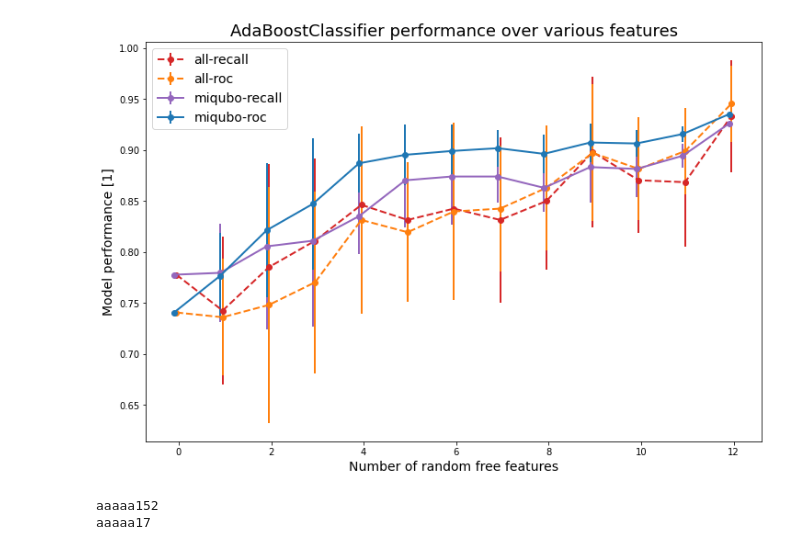
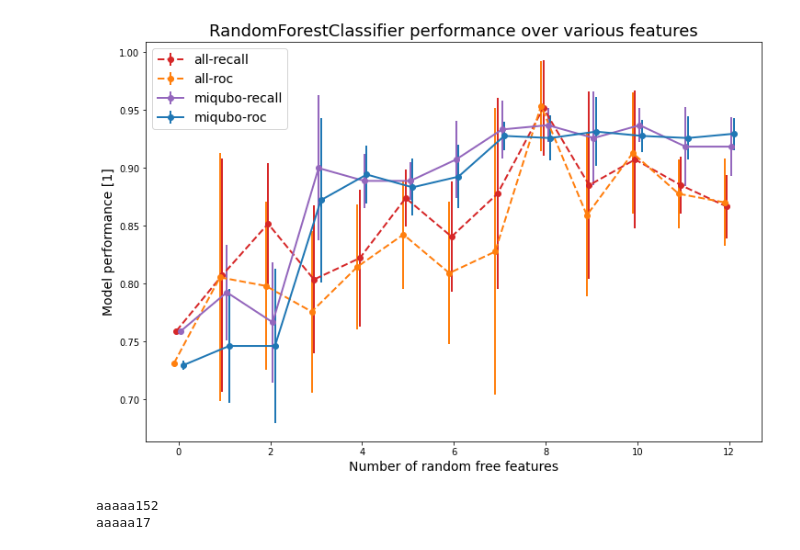
Before and after one commit to FilipKubackiSoton/Feature-Extraction-Medical-ResearchDwave, a Jupyter notebook: training2.ipynb, the cells around one changed output. Drawn from its saved outputs; the diff is of its cells as text; code cells hidden in the pictures.

Commit message:
first part of plots

```diff
--- a/training2.ipynb
+++ b/training2.ipynb
@@ -136,7 +141,7 @@ df_post_data.insert(0, target_f_, df_post_labels)
 
 stat_miqubo = {}
 stat_all = {}
-model_tmp = AdaBoostClassifier() #KNeighborsClassifier(2) #AdaBoostClassifier() #KNeighborsClassifier(3) #AdaBoostClassifier()#LogisticRegression(solver='lbfgs')
+model_tmp = RandomForestClassifier(max_depth=5, n_estimators=10, max_features=1) #KNeighborsClassifier(3) #AdaBoostClassifier() #KNeighborsClassifier(3) #AdaBoostClassifier()#LogisticRegression(solver='lbfgs')
 repetitions = 5
 
 for i in np.arange(len(free_f_miqubo_)+1):
@@ -178,40 +195,40 @@ ax.errorbar(
         color='tab:orange',
         linewidth = 2,
         marker="o",
-        transform=trans1,
+        transform=trans2,
         ls = '--')
 
 ax.errorbar(
         x_,
         miqubo_series["recall_mean"],
         yerr = miqubo_series["recall_std"],
         label = "miqubo-recall",
         color='tab:purple',
         linewidth = 2,
         marker="o",
-        transform=trans2,
+        transform=trans3,
         ls = '-')
 
 ax.errorbar(
         x_,
         miqubo_series["roc_mean"],
         yerr = miqubo_series["roc_std"],
         label = "miqubo-roc",
         color='tab:blue',
         linewidth = 2,
         marker="o",
-        transform=trans2,
+        transform=trans4,
         ls = '-')
 
 plt.legend(loc ='upper left', fontsize = 14)
 
-plt.title('AdaBoostClassifier performance over various features',  fontsize = 18)
+plt.title('RandomForestClassifier performance over various features',  fontsize = 18)
 plt.xlabel('Number of random free features',  fontsize = 14)
 plt.ylabel("Model performance [1]",  fontsize = 14)
-#plt.savefig("plots/general/AdaBoost_performance_over_all_features.png")
+#plt.savefig("plots/general/KNeighborsClassifier_performance_over_all_features.png")
 plt.show()
 # %% [output]
-[figure, old version]
+[figure, new version]
 # %%
 model_tmp = AdaBoostClassifier()#LogisticRegression(solver='lbfgs')
 model_1 = deepcopy(model_tmp)
```
Also changed, not shown: parts of 11 cells of this notebook, 37 other files.
